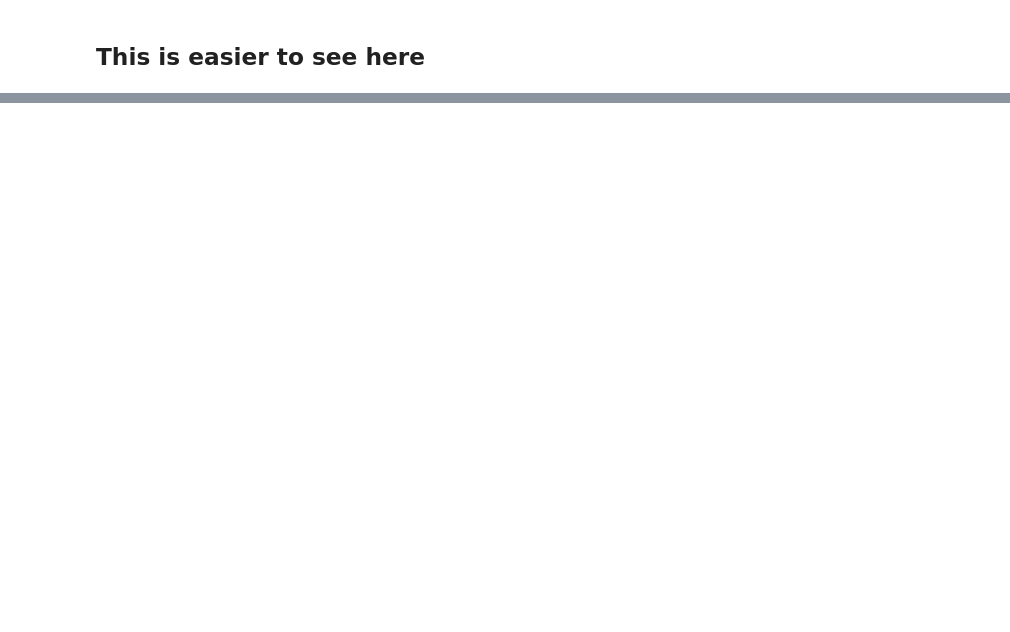
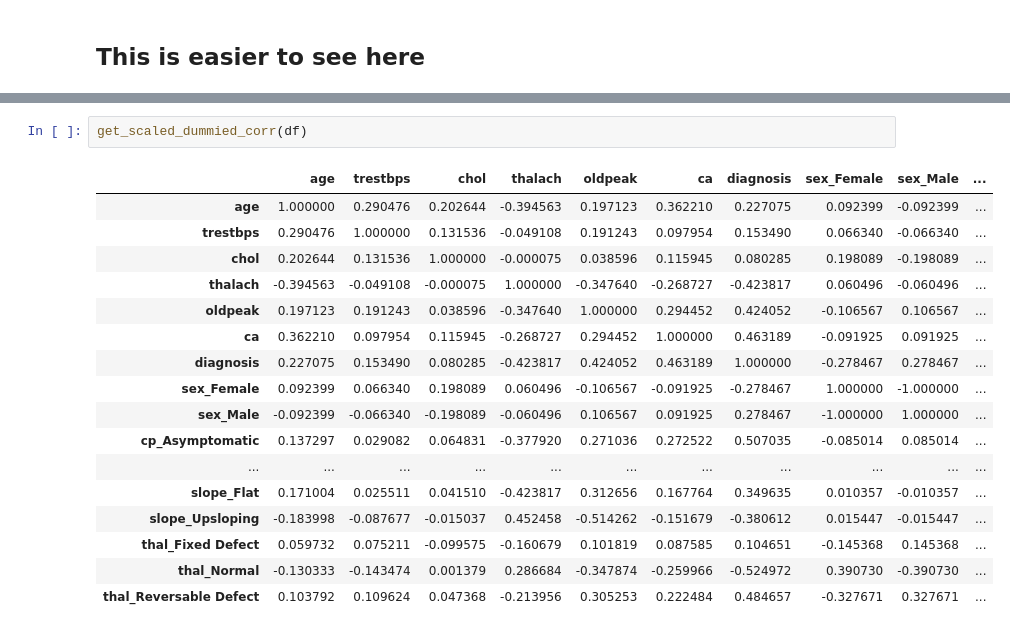
Before and after one commit to MACoup/cleveland-heart-disease, a Jupyter notebook: EDA/EDA.ipynb, the cells around one changed output, grey strips where cells are left out. Drawn from its saved outputs; the diff is of its cells as text; blank space fills up the shorter version.

```diff
--- a/EDA/EDA.ipynb
+++ b/EDA/EDA.ipynb
@@ -539,0 +543,20 @@ new_df.corr()[new_df.corr() > 0.4].fillna('')
+# %%
+get_scaled_dummied_corr(df)
+# %% [output]
+|  | age | trestbps | chol | thalach | oldpeak | ca | diagnosis | sex_Female | sex_Male | ... |
+| age | 1.000000 | 0.290476 | 0.202644 | -0.394563 | 0.197123 | 0.362210 | 0.227075 | 0.092399 | -0.092399 | ... |
+| trestbps | 0.290476 | 1.000000 | 0.131536 | -0.049108 | 0.191243 | 0.097954 | 0.153490 | 0.066340 | -0.066340 | ... |
+| chol | 0.202644 | 0.131536 | 1.000000 | -0.000075 | 0.038596 | 0.115945 | 0.080285 | 0.198089 | -0.198089 | ... |
+| thalach | -0.394563 | -0.049108 | -0.000075 | 1.000000 | -0.347640 | -0.268727 | -0.423817 | 0.060496 | -0.060496 | ... |
+| oldpeak | 0.197123 | 0.191243 | 0.038596 | -0.347640 | 1.000000 | 0.294452 | 0.424052 | -0.106567 | 0.106567 | ... |
+| ca | 0.362210 | 0.097954 | 0.115945 | -0.268727 | 0.294452 | 1.000000 | 0.463189 | -0.091925 | 0.091925 | ... |
+| diagnosis | 0.227075 | 0.153490 | 0.080285 | -0.423817 | 0.424052 | 0.463189 | 1.000000 | -0.278467 | 0.278467 | ... |
+| sex_Female | 0.092399 | 0.066340 | 0.198089 | 0.060496 | -0.106567 | -0.091925 | -0.278467 | 1.000000 | -1.000000 | ... |
+| sex_Male | -0.092399 | -0.066340 | -0.198089 | -0.060496 | 0.106567 | 0.091925 | 0.278467 | -1.000000 | 1.000000 | ... |
+| cp_Asymptomatic | 0.137297 | 0.029082 | 0.064831 | -0.377920 | 0.271036 | 0.272522 | 0.507035 | -0.085014 | 0.085014 | ... |
+| ... | ... | ... | ... | ... | ... | ... | ... | ... | ... | ... |
+| slope_Flat | 0.171004 | 0.025511 | 0.041510 | -0.423817 | 0.312656 | 0.167764 | 0.349635 | 0.010357 | -0.010357 | ... |
+| slope_Upsloping | -0.183998 | -0.087677 | -0.015037 | 0.452458 | -0.514262 | -0.151679 | -0.380612 | 0.015447 | -0.015447 | ... |
+| thal_Fixed Defect | 0.059732 | 0.075211 | -0.099575 | -0.160679 | 0.101819 | 0.087585 | 0.104651 | -0.145368 | 0.145368 | ... |
+| thal_Normal | -0.130333 | -0.143474 | 0.001379 | 0.286684 | -0.347874 | -0.259966 | -0.524972 | 0.390730 | -0.390730 | ... |
+| thal_Reversable Defect | 0.103792 | 0.109624 | 0.047368 | -0.213956 | 0.305253 | 0.222484 | 0.484657 | -0.327671 | 0.327671 | ... |
```
Also changed, not shown: parts of 17 cells of this notebook, 15 other files.
